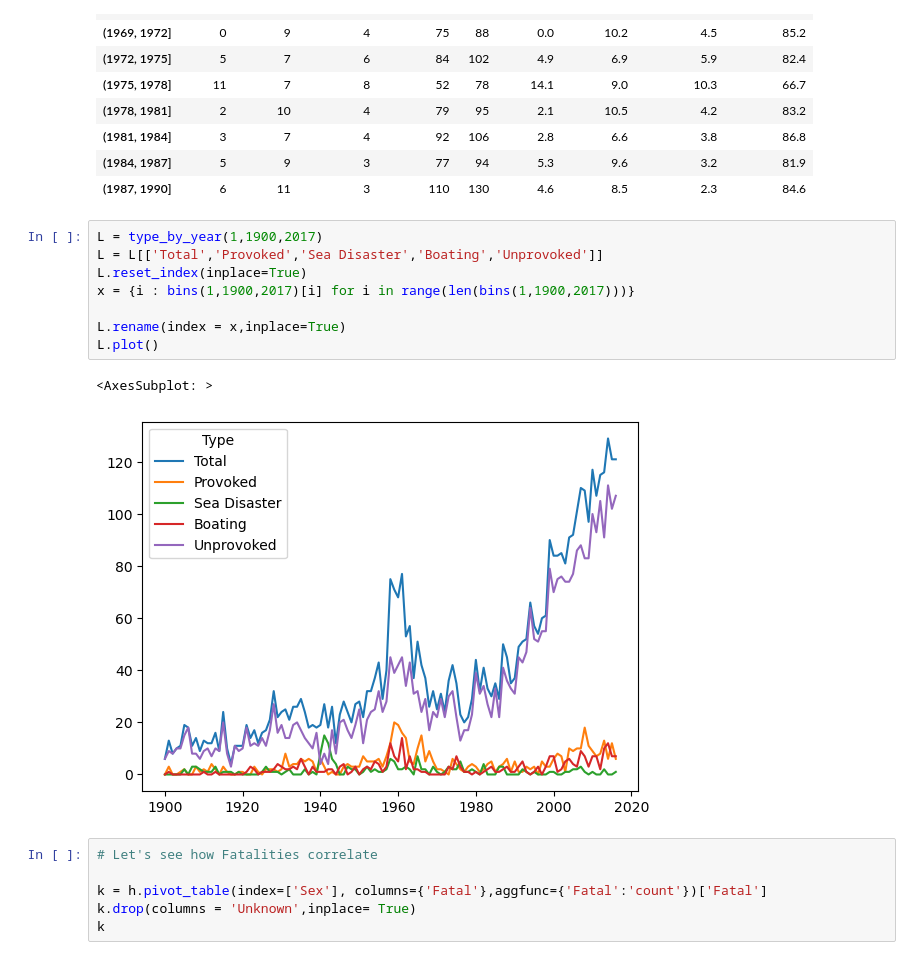
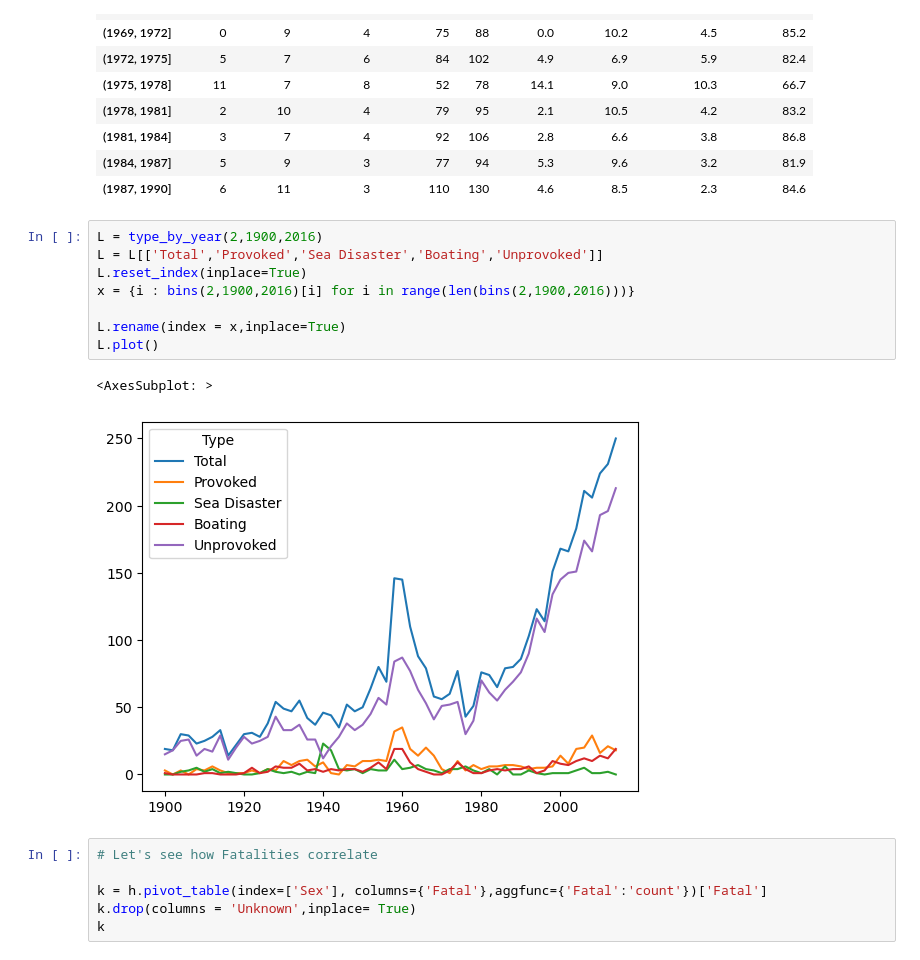
Before and after one commit to jmgpgit/Shark_Data_Clean, a Jupyter notebook: clean.ipynb, the cells around one changed output. Saved outputs shown, nothing was run; the diff lists cells and outputs as text.

Commit message:
add graph2

```diff
--- a/clean.ipynb
+++ b/clean.ipynb
@@ -473,16 +473,16 @@ type_by_year(3,1960,1990)
 | (1984, 1987] | 5 | 9 | 3 | 77 | 94 | 5.3 | 9.6 | 3.2 | 81.9 |
 | (1987, 1990] | 6 | 11 | 3 | 110 | 130 | 4.6 | 8.5 | 2.3 | 84.6 |
 # %%
-L = type_by_year(1,1900,2017)
+L = type_by_year(2,1900,2016)
 L = L[['Total','Provoked','Sea Disaster','Boating','Unprovoked']]
 L.reset_index(inplace=True)
-x = {i : bins(1,1900,2017)[i] for i in range(len(bins(1,1900,2017)))}
+x = {i : bins(2,1900,2016)[i] for i in range(len(bins(2,1900,2016)))}
 
 L.rename(index = x,inplace=True)
 L.plot()
 # %% [output]
 <AxesSubplot: >
-[figure, old version]
+[figure, new version]
 # %%
 # Let's see how Fatalities correlate
 
```
Also changed, not shown: parts of 2 cells of this notebook, 2 other files.
